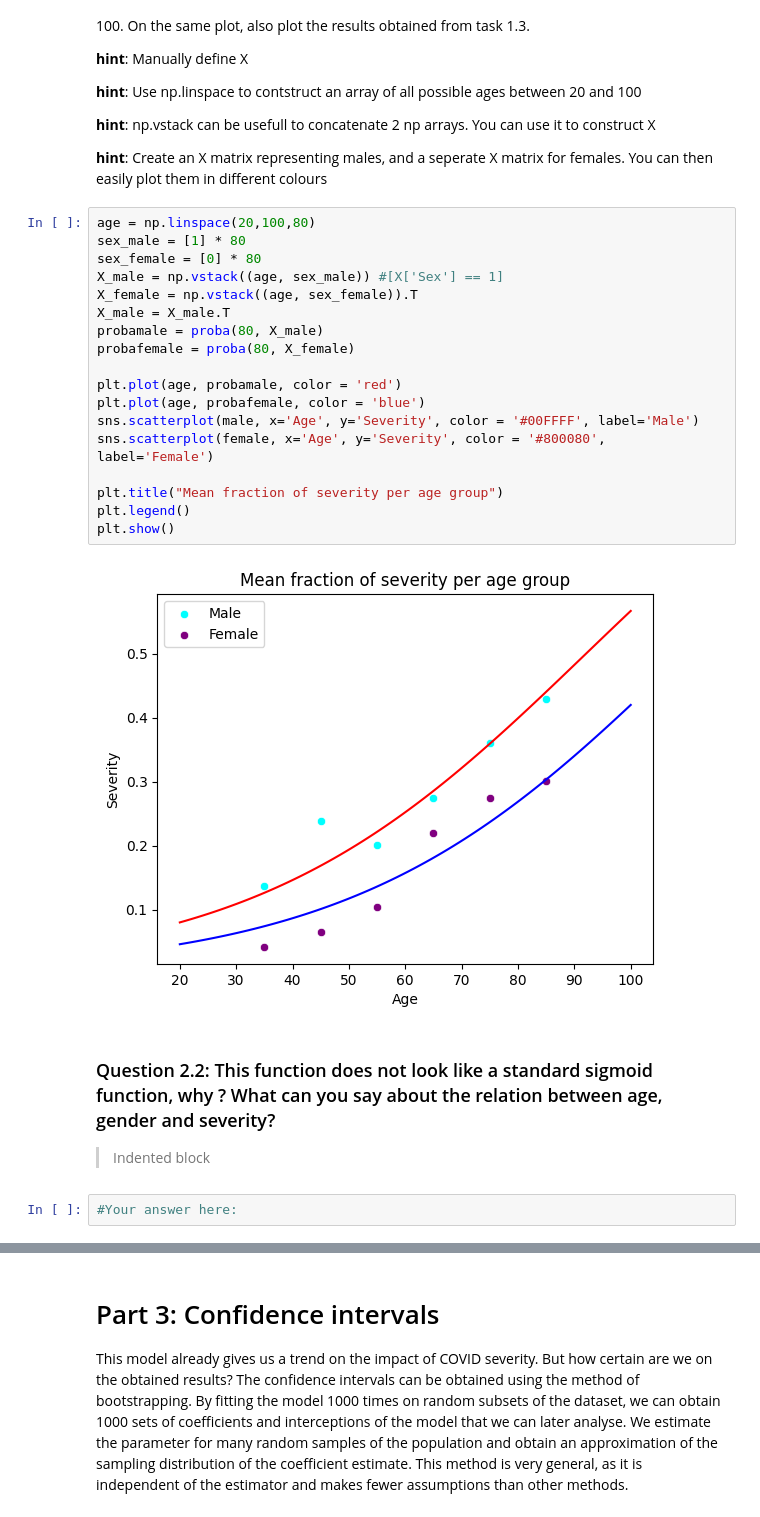
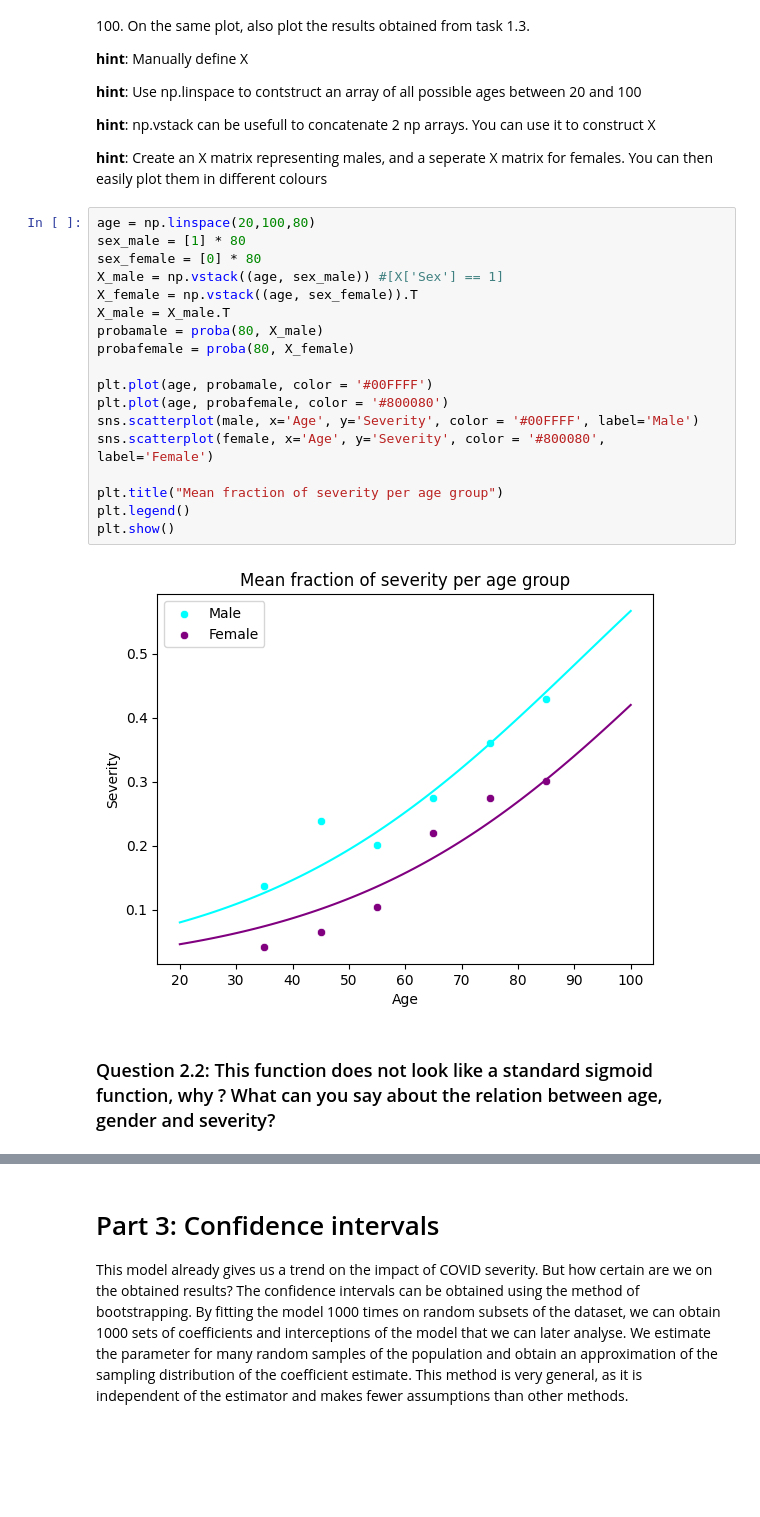
Before and after one commit to cesarz10/Health-Information, a Jupyter notebook: WPO-3/WPO_3_AlineJacquart_CesarZapata.ipynb, the cells around one changed output, grey strips where cells are left out. Cells and saved outputs as stored; diff of their text form; blank space fills up the shorter version.

```diff
--- a/WPO-3/WPO_3_AlineJacquart_CesarZapata.ipynb
+++ b/WPO-3/WPO_3_AlineJacquart_CesarZapata.ipynb
@@ -257,26 +258,22 @@ __hint__: Create an X matrix representing males, and a seperate X matrix for fem
 # %%
 age = np.linspace(20,100,80)
 sex_male = [1] * 80
 sex_female = [0] * 80
 X_male = np.vstack((age, sex_male)) #[X['Sex'] == 1]
 X_female = np.vstack((age, sex_female)).T
 X_male = X_male.T
 probamale = proba(80, X_male)
 probafemale = proba(80, X_female)
 
-plt.plot(age, probamale, color = 'red')
-plt.plot(age, probafemale, color = 'blue')
+plt.plot(age, probamale, color = '#00FFFF')
+plt.plot(age, probafemale, color = '#800080')
 sns.scatterplot(male, x='Age', y='Severity', color = '#00FFFF', label='Male')
 sns.scatterplot(female, x='Age', y='Severity', color = '#800080', label='Female')
 
 plt.title("Mean fraction of severity per age group")
 plt.legend()
 plt.show()
 # %% [output]
-[figure, old version]
+[figure, new version]
 # %% [markdown]
 ### Question 2.2: This function does not look like a standard sigmoid function, why ? What can you say about the relation between age, gender and severity?
-
-> Indented block
-# %%
-#Your answer here:
```
Also changed, not shown: parts of 26 cells of this notebook, 1 other file.
